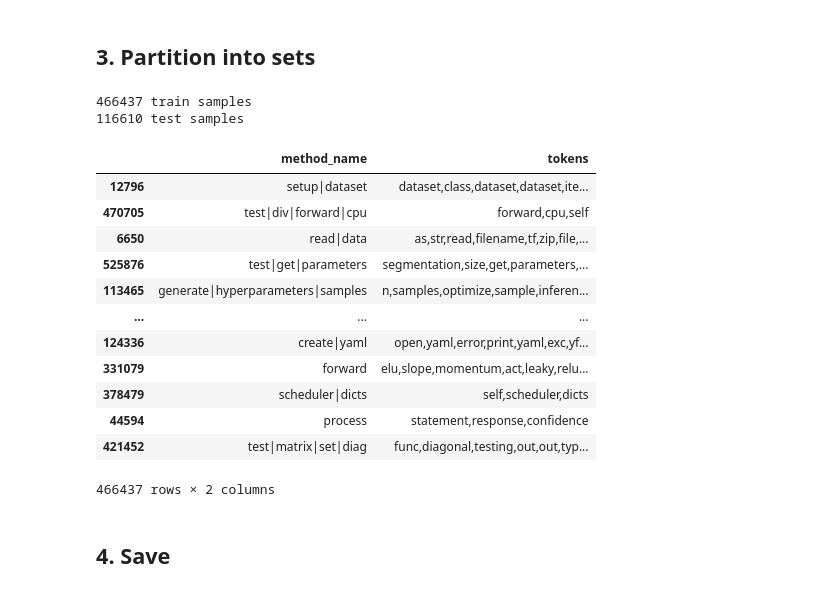
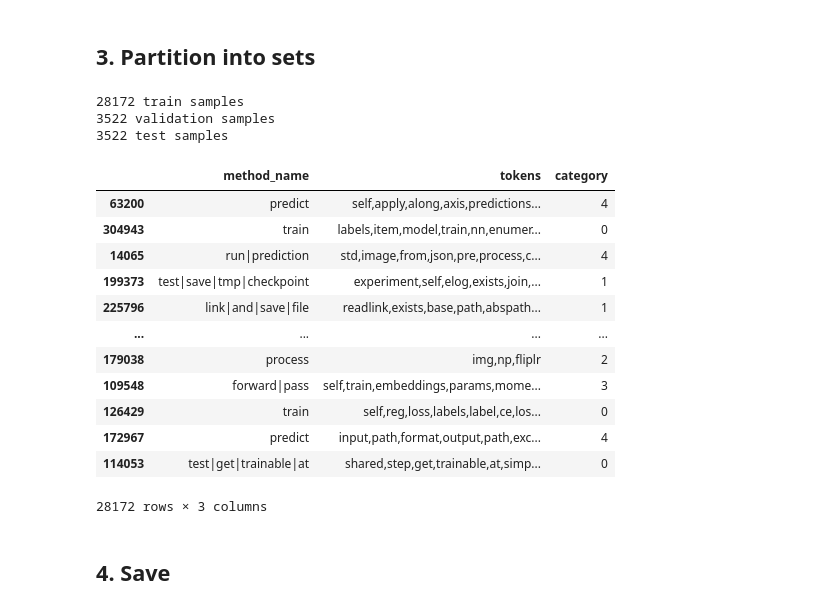
Before and after one commit to mhagglun/code2vec, a Jupyter notebook: IdentifierExtractor/Preprocessing.ipynb, the cells around one changed output. Cells and saved outputs as stored; diff of their text form; code cells hidden in the pictures.

```diff
--- a/IdentifierExtractor/Preprocessing.ipynb
+++ b/IdentifierExtractor/Preprocessing.ipynb
@@ -9,7 +6,10 @@ _DATA_DIR = '../data/' + data
+# %%
+DATASET_NAME = 'tokens_small'
+_DATA_DIR = f'../data/{DATASET_NAME}'
 # %% [markdown]
 ## 1. Load data
 # %%
-df = pd.read_json(_DATA_DIR + '/code2lib.json')
+df = pd.read_json(_DATA_DIR + '/tokens.json')
 df.head()
 # %% [output]
 |  | file | method_name | tokens |
@@ -20,0 +21,6 @@ df.head()
+# %%
+# Optional - filter out rows where the method name doesnt contain any of the chosen subtokens
+classes = { 0: 'train', 1: 'save', 2: 'process', 3: 'forward', 4: 'predict' }
+
+df = df[df.method_name.str.contains("|".join(classes.values()))]
+df
@@ -20,0 +41,4 @@ df.head()
+# %%
+# Assign categories based on method name
+df['category'] = df.method_name.map(lambda x: np.array([x.find(s) for s in classes.values()]).argmax())
+df
@@ -85,25 +123,29 @@ df_processed.drop(columns=['file'], inplace=True)
 # %% [markdown]
 ## 3. Partition into sets
 # %%
-train, test = train_test_split(df_processed, test_size=0.2, shuffle=True)
-print(f"{len(train)} train samples\n{len(test)} test samples")
+train_size, val_size, test_size = 0.8, 0.1, 0.1
+train, remainder = train_test_split(df_processed, test_size=(1-train_size), shuffle=True)
+validate, test =  train_test_split(remainder, test_size=test_size/(test_size + val_size))
+
+print(f"{len(train)} train samples\n{len(validate)} validation samples\n{len(test)} test samples")
 train
 # %% [output]
-466437 train samples
-116610 test samples
+28172 train samples
+3522 validation samples
+3522 test samples
-|  | method_name | tokens |
-| 12796 | setup|dataset | dataset,class,dataset,dataset,ite... |
-| 470705 | test|div|forward|cpu | forward,cpu,self |
-| 6650 | read|data | as,str,read,filename,tf,zip,file,... |
-| 525876 | test|get|parameters | segmentation,size,get,parameters,... |
-| 113465 | generate|hyperparameters|samples | n,samples,optimize,sample,inferen... |
-| ... | ... | ... |
-| 124336 | create|yaml | open,yaml,error,print,yaml,exc,yf... |
-| 331079 | forward | elu,slope,momentum,act,leaky,relu... |
-| 378479 | scheduler|dicts | self,scheduler,dicts |
-| 44594 | process | statement,response,confidence |
-| 421452 | test|matrix|set|diag | func,diagonal,testing,out,out,typ... |
+|  | method_name | tokens | category |
+| 63200 | predict | self,apply,along,axis,predictions... | 4 |
+| 304943 | train | labels,item,model,train,nn,enumer... | 0 |
+| 14065 | run|prediction | std,image,from,json,pre,process,c... | 4 |
+| 199373 | test|save|tmp|checkpoint | experiment,self,elog,exists,join,... | 1 |
+| 225796 | link|and|save|file | readlink,exists,base,path,abspath... | 1 |
+| ... | ... | ... | ... |
+| 179038 | process | img,np,fliplr | 2 |
+| 109548 | forward|pass | self,train,embeddings,params,mome... | 3 |
+| 126429 | train | self,reg,loss,labels,label,ce,los... | 0 |
+| 172967 | predict | input,path,format,output,path,exc... | 4 |
+| 114053 | test|get|trainable|at | shared,step,get,trainable,at,simp... | 0 |
-466437 rows × 2 columns
+28172 rows × 3 columns
 # %% [markdown]
 ## 4. Save
 # %%
```
Also changed, not shown: parts of 10 cells of this notebook, 3 other files.
